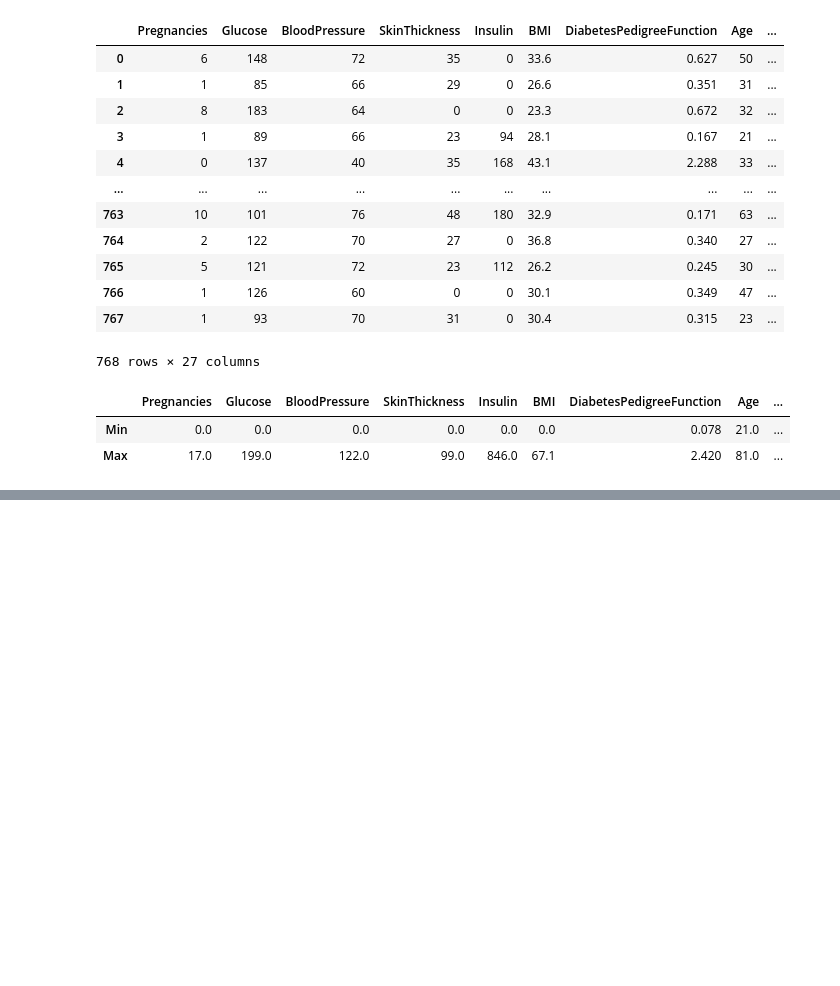
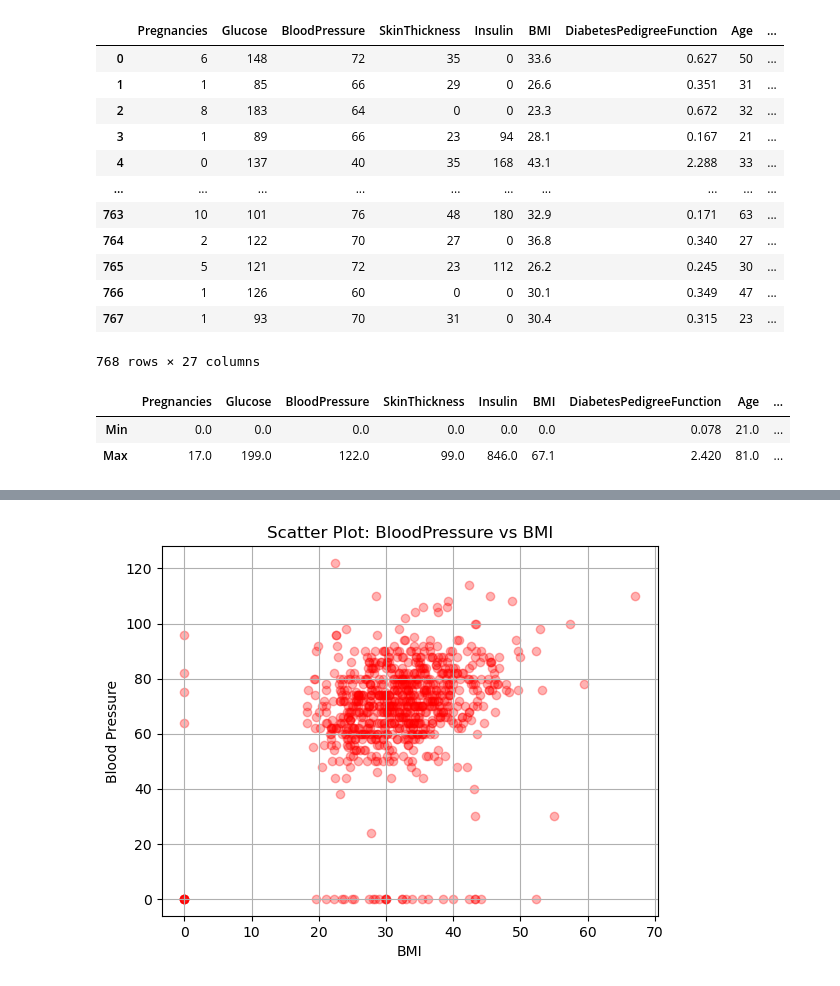
Before and after one commit to yousseeefashrraf/MTH204_DataVisual_Project, a Jupyter notebook: ProjectDraft.ipynb, the cells around one changed output, grey strips where cells are left out. Saved outputs shown, nothing was run; the diff lists cells and outputs as text; code cells hidden in the pictures; blank space fills up the shorter version.

```diff
--- a/ProjectDraft.ipynb
+++ b/ProjectDraft.ipynb
@@ -372,0 +367,9 @@ minAndMaxValues
+# %%
+plt.scatter(ds['BMI'], ds['BloodPressure'], color='red', alpha=0.3)
+plt.title("Scatter Plot: BloodPressure vs BMI")
+plt.xlabel("BMI")
+plt.ylabel("Blood Pressure")
+plt.grid(True)
+plt.show()
+# %% [output]
+[figure, added]
```
Also changed, not shown: parts of 5 cells of this notebook, 2 other files.
